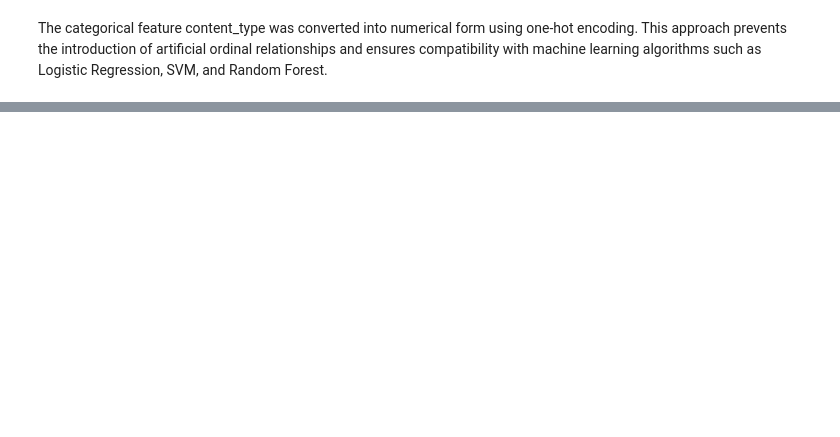
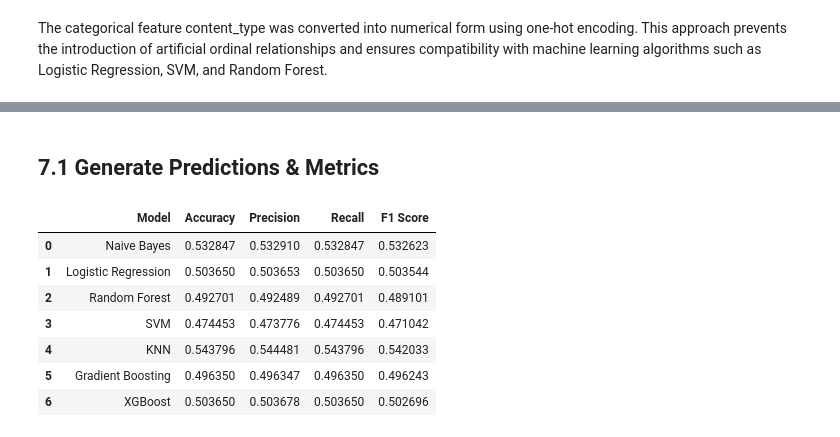
Before and after one commit to JawwadAhmadDev/MS-CS, a Jupyter notebook: Data Science/term-project/AIvsHumanTextClassification(Term_Project).ipynb, the cells around one changed output, grey strips where cells are left out. Saved outputs shown, nothing was run; the diff lists cells and outputs as text; code cells hidden in the pictures; blank space fills up the shorter version.

```diff
--- a/Data Science/term-project/AIvsHumanTextClassification(Term_Project).ipynb
+++ b/Data Science/term-project/AIvsHumanTextClassification(Term_Project).ipynb
@@ -295,0 +319,23 @@ The categorical feature content_type was converted into numerical form using one
+# %%
+# Identify one-hot encoded columns
+binary_cols = [col for col in X_train.columns if col.startswith("content_type_")]
+
+# Identify numerical columns
+numerical_cols = [col for col in X_train.columns if col not in binary_cols]
+
+
+from sklearn.preprocessing import StandardScaler
+
+scaler = StandardScaler()
+
+# Scale numerical features
+X_train_scaled_num = scaler.fit_transform(X_train[numerical_cols])
+X_test_scaled_num = scaler.transform(X_test[numerical_cols])
+
+# Convert back to DataFrame
+X_train_scaled_num = pd.DataFrame(X_train_scaled_num, columns=numerical_cols)
+X_test_scaled_num = pd.DataFrame(X_test_scaled_num, columns=numerical_cols)
+
+# Add binary features back without scaling
+X_train_final = pd.concat([X_train_scaled_num, X_train[binary_cols].reset_index(drop=True)], axis=1)
+X_test_final = pd.concat([X_test_scaled_num, X_test[binary_cols].reset_index(drop=True)], axis=1)
@@ -295,0 +404,30 @@ The categorical feature content_type was converted into numerical form using one
+# %% [markdown]
+## 7.1 Generate Predictions & Metrics
+# %%
+from sklearn.metrics import accuracy_score, precision_score, recall_score, f1_score
+
+results = []
+
+for model_name, model in trained_models.items():
+    y_pred = model.predict(X_test_final)
+
+    results.append({
+        "Model": model_name,
+        "Accuracy": accuracy_score(y_test, y_pred),
+        "Precision": precision_score(y_test, y_pred, average='weighted'),
+        "Recall": recall_score(y_test, y_pred, average='weighted'),
+        "F1 Score": f1_score(y_test, y_pred, average='weighted')
+    })
+
+
+results_df = pd.DataFrame(results)
+results_df
+# %% [output]
+|  | Model | Accuracy | Precision | Recall | F1 Score |
+| 0 | Naive Bayes | 0.532847 | 0.532910 | 0.532847 | 0.532623 |
+| 1 | Logistic Regression | 0.503650 | 0.503653 | 0.503650 | 0.503544 |
+| 2 | Random Forest | 0.492701 | 0.492489 | 0.492701 | 0.489101 |
+| 3 | SVM | 0.474453 | 0.473776 | 0.474453 | 0.471042 |
+| 4 | KNN | 0.543796 | 0.544481 | 0.543796 | 0.542033 |
+| 5 | Gradient Boosting | 0.496350 | 0.496347 | 0.496350 | 0.496243 |
+| 6 | XGBoost | 0.503650 | 0.503678 | 0.503650 | 0.502696 |
```
Also changed, not shown: parts of 13 cells of this notebook, 13 other files.
